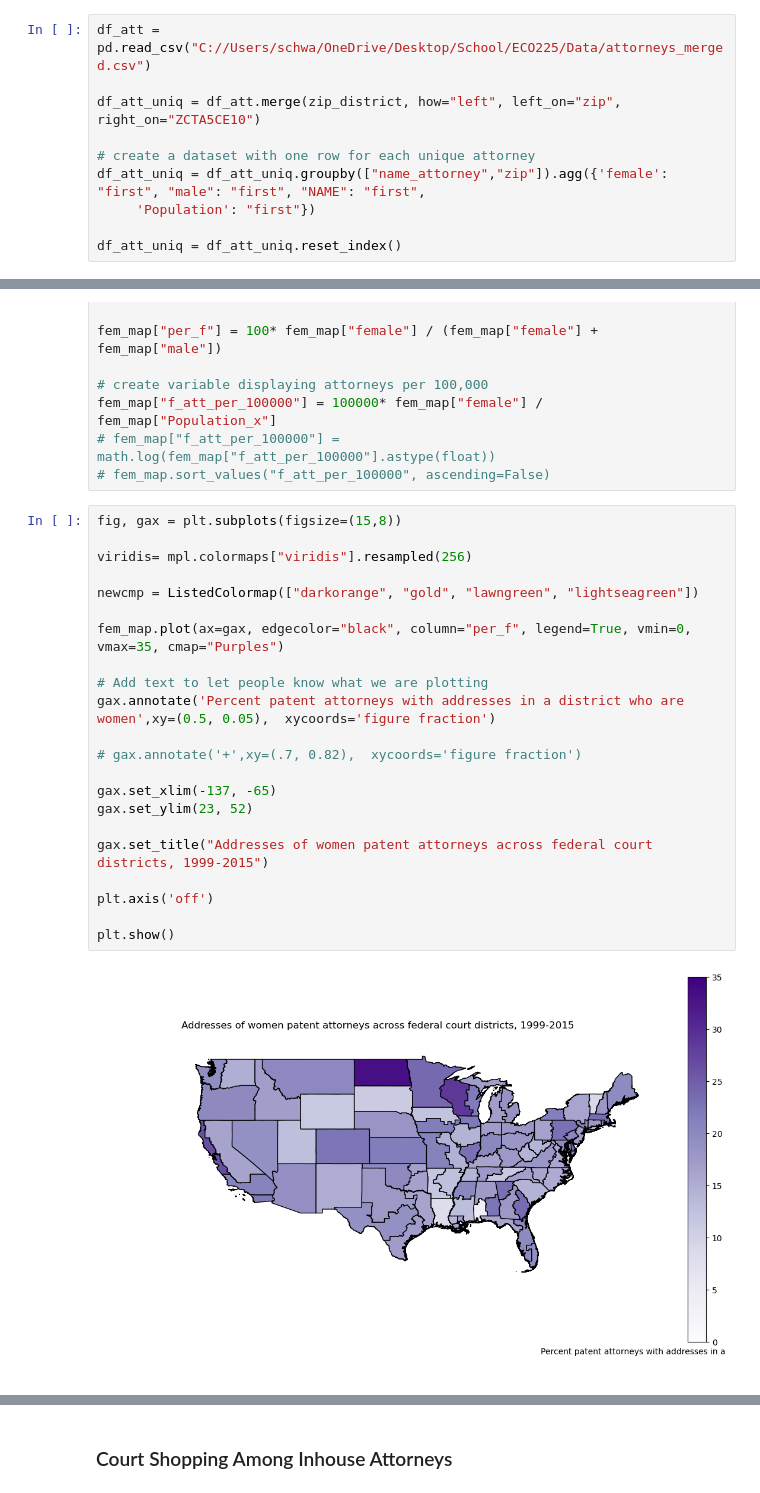
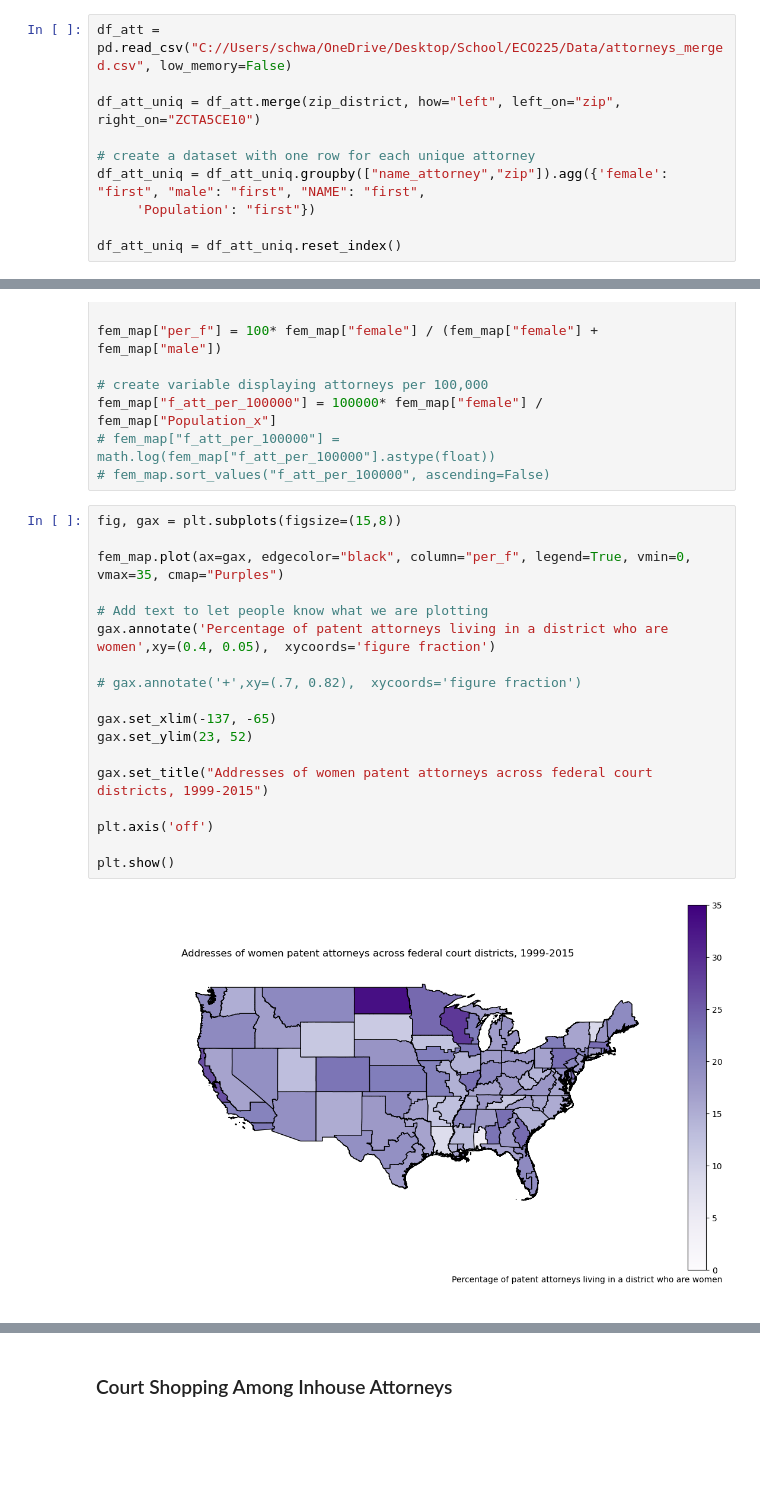
Before and after one commit to ECO225-W2025/eco225-project-code-Shrub-girlie2, a Jupyter notebook: project_2.ipynb, the cells around one changed output, grey strips where cells are left out. Drawn from its saved outputs; the diff is of its cells as text; blank space fills up the shorter version.

```diff
--- a/project_2.ipynb
+++ b/project_2.ipynb
@@ -1052,7 +1098,7 @@ fig.tight_layout()
 # %% [markdown]
 ### Locations of female patent attorneys
 # %%
-df_att = pd.read_csv("C://Users/schwa/OneDrive/Desktop/School/ECO225/Data/attorneys_merged.csv")
+df_att = pd.read_csv("C://Users/schwa/OneDrive/Desktop/School/ECO225/Data/attorneys_merged.csv", low_memory=False)
 
 df_att_uniq = df_att.merge(zip_district, how="left", left_on="zip", right_on="ZCTA5CE10")
 
@@ -1078,25 +1124,21 @@ fem_map["f_att_per_100000"] = 100000* fem_map["female"] / fem_map["Population_x"
 # fem_map.sort_values("f_att_per_100000", ascending=False)
 # %%
 fig, gax = plt.subplots(figsize=(15,8))
-
-viridis= mpl.colormaps["viridis"].resampled(256)
-
-newcmp = ListedColormap(["darkorange", "gold", "lawngreen", "lightseagreen"])
 
 fem_map.plot(ax=gax, edgecolor="black", column="per_f", legend=True, vmin=0, vmax=35, cmap="Purples")
 
 # Add text to let people know what we are plotting
-gax.annotate('Percent patent attorneys with addresses in a district who are women',xy=(0.5, 0.05),  xycoords='figure fraction')
+gax.annotate('Percentage of patent attorneys living in a district who are women',xy=(0.4, 0.05),  xycoords='figure fraction')
 
 # gax.annotate('+',xy=(.7, 0.82),  xycoords='figure fraction')
 
 gax.set_xlim(-137, -65)
 gax.set_ylim(23, 52)
 
 gax.set_title("Addresses of women patent attorneys across federal court districts, 1999-2015")
 
 plt.axis('off')
 
 plt.show()
 # %% [output]
-[figure, old version]
+[figure, new version]
```
Also changed, not shown: parts of 28 cells of this notebook.
